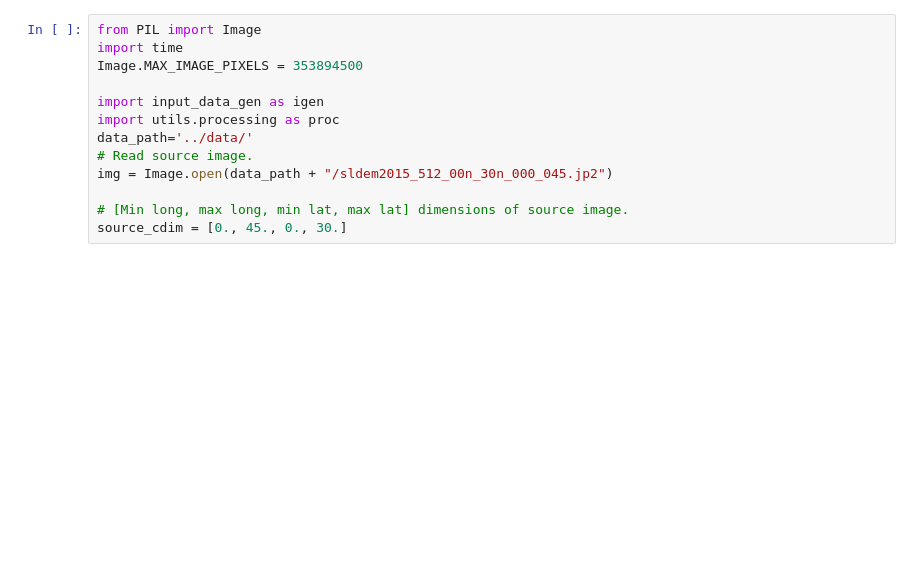
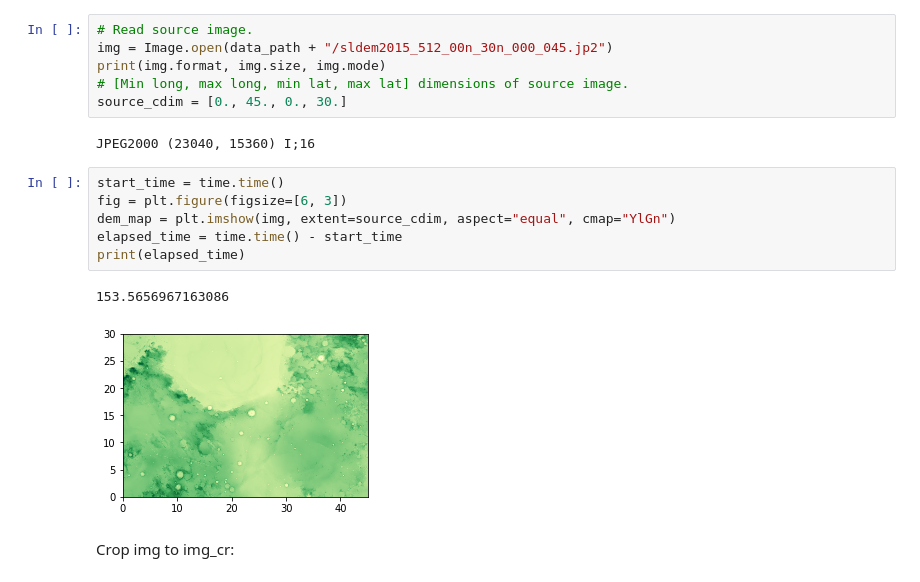
Before and after one commit to yuvalgrossman/DeepCrater, a Jupyter notebook: SLDEM_sets.ipynb, the cells around one changed output. Saved outputs shown, nothing was run; the diff lists cells and outputs as text; blank space fills up the shorter version.

```diff
--- a/SLDEM_sets.ipynb
+++ b/SLDEM_sets.ipynb
@@ -6,13 +18,19 @@ download file:
 # %%
-from PIL import Image
-import time
-Image.MAX_IMAGE_PIXELS = 353894500
-
-import input_data_gen as igen
-import utils.processing as proc
-data_path='../data/'
 # Read source image.
 img = Image.open(data_path + "/sldem2015_512_00n_30n_000_045.jp2")
-
+print(img.format, img.size, img.mode)
 # [Min long, max long, min lat, max lat] dimensions of source image.
 source_cdim = [0., 45., 0., 30.]
+# %% [output]
+JPEG2000 (23040, 15360) I;16
+# %%
+start_time = time.time()
+fig = plt.figure(figsize=[6, 3])
+dem_map = plt.imshow(img, extent=source_cdim, aspect="equal", cmap="YlGn")
+elapsed_time = time.time() - start_time
+print(elapsed_time)
+# %% [output]
+153.5656967163086
+[figure, added]
+# %% [markdown]
+Crop img to img_cr:
```
Also changed, not shown: parts of 21 cells of this notebook, 4 other files.
